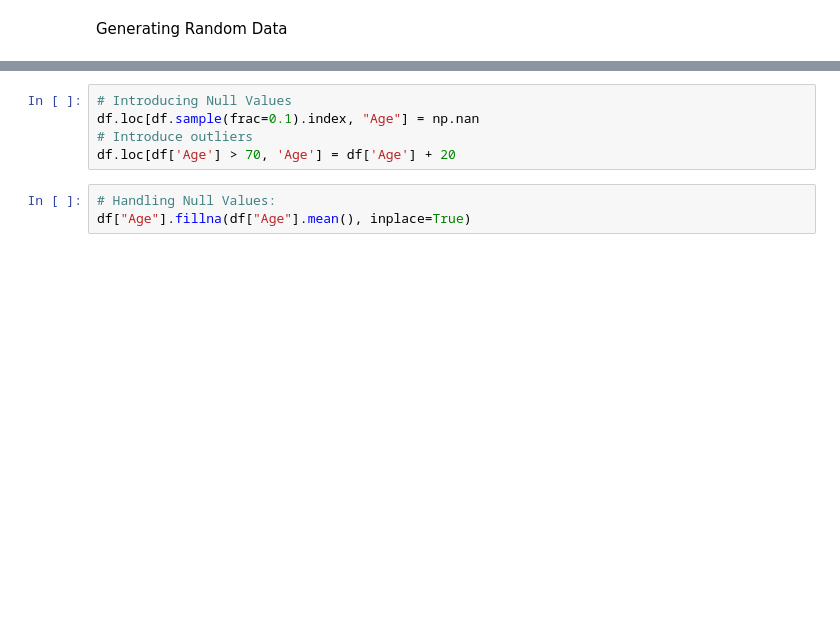
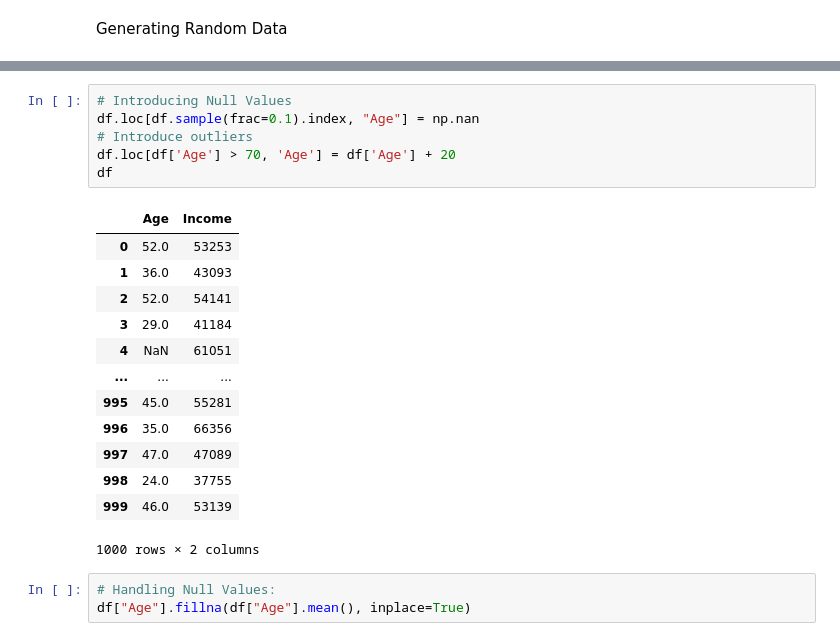
Before and after one commit to nisuJaiswal/income-predictor, a Jupyter notebook: Pracitcal2.ipynb, the cells around one changed output, grey strips where cells are left out. Saved outputs shown, nothing was run; the diff lists cells and outputs as text; blank space fills up the shorter version.

```diff
--- a/Pracitcal2.ipynb
+++ b/Pracitcal2.ipynb
@@ -31,8 +31,23 @@ df
 # %%
 # Introducing Null Values
 df.loc[df.sample(frac=0.1).index, "Age"] = np.nan
 # Introduce outliers
 df.loc[df['Age'] > 70, 'Age'] = df['Age'] + 20
+df
+# %% [output]
+|  | Age | Income |
+| 0 | 52.0 | 53253 |
+| 1 | 36.0 | 43093 |
+| 2 | 52.0 | 54141 |
+| 3 | 29.0 | 41184 |
+| 4 | NaN | 61051 |
+| ... | ... | ... |
+| 995 | 45.0 | 55281 |
+| 996 | 35.0 | 66356 |
+| 997 | 47.0 | 47089 |
+| 998 | 24.0 | 37755 |
+| 999 | 46.0 | 53139 |
+1000 rows × 2 columns
 # %%
 # Handling Null Values:
 df["Age"].fillna(df["Age"].mean(), inplace=True)
```
Also changed, not shown: parts of 11 cells of this notebook.
